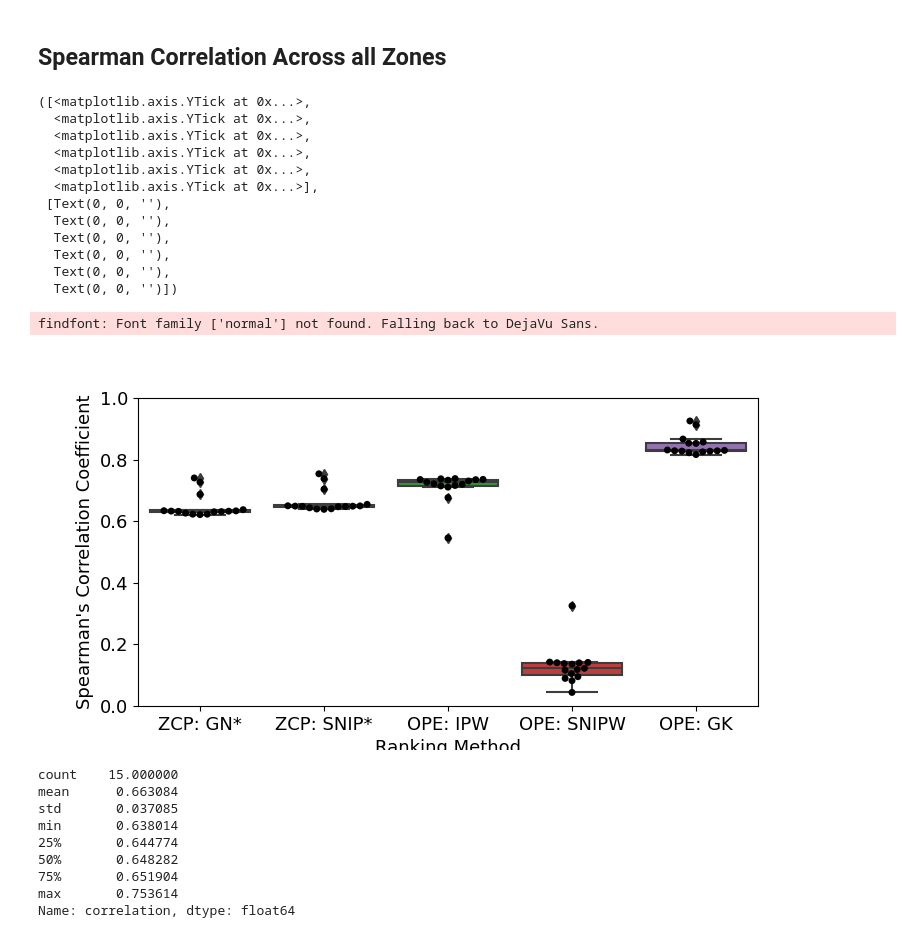
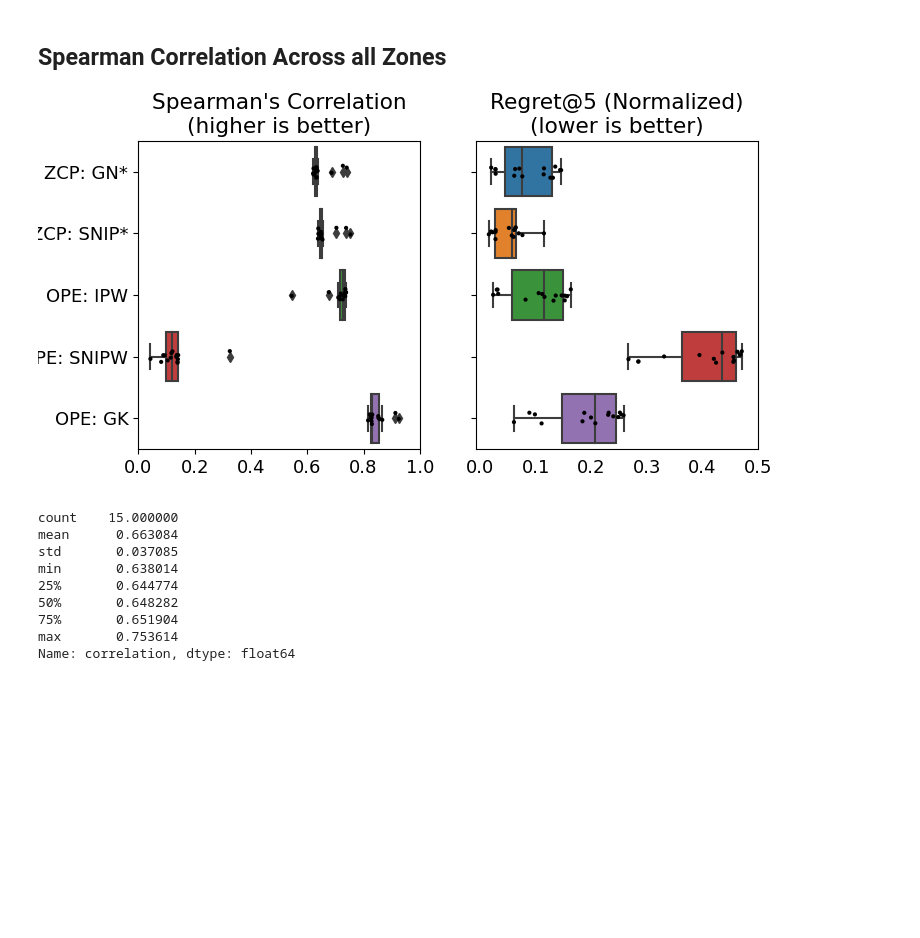
Before and after one commit to sustainable-computing/building-MARL, a Jupyter notebook: studies/PolicyRankingPlots.ipynb, the cells around one changed output. Saved outputs shown, nothing was run; the diff lists cells and outputs as text; code cells hidden in the pictures; blank space fills up the shorter version.

```diff
--- a/studies/PolicyRankingPlots.ipynb
+++ b/studies/PolicyRankingPlots.ipynb
@@ -177,32 +177,36 @@ font = {'family' : 'normal',
         'weight' : 'normal',
         'size'   : 13}
 plt.rc("font", **font)
+# %%
+import pickle
+with open("data/regret_plot_data_29_09_2022.pkl", "rb") as f:
+    regret_df = pickle.load(f)
 # %%
 plt.figure(figsize=(8, 4))
-
-# plt.title("Spearman's Rank Correlation")
-sns.boxplot(x="method", y="correlation", data=boxplot_df)
-sns.swarmplot(x="method", y="correlation", data=boxplot_df, color="black")
-plt.xlabel("Ranking Method")
-plt.ylabel("Spearman's Correlation Coefficient")
+plt.tight_layout()
+plt.subplot(1, 2, 1)
+plt.title("Spearman's Correlation\n(higher is better)")
+sns.boxplot(y="method", x="correlation", data=boxplot_df)
+sns.stripplot(y="method", x="correlation", data=boxplot_df, color="black", s=3)
+plt.ylabel("Ranking Method")
+plt.xlabel("")
 # plt.xticks(rotation=45)
-plt.yticks(np.arange(0.0, 1.1, step=0.2))
-# plt.savefig("plots/spearman_corr_boxplot_26_09_2022.pdf", dpi=300, bbox_inches="tight")
+plt.xticks(np.arange(0.0, 1.1, step=0.2))
+plt.subplot(1, 2, 2)
+K = 5
+b2 = sns.boxplot(y="method", x="regret_at_k", data=regret_df)
+b2 = sns.stripplot(y="method", x="regret_at_k", data=regret_df, color="black", s=3)
+b2.set(yticklabels=[])
+b2.set(ylabel=None)
+b2.tick_params(bottom=False)
+plt.title(f"Regret@{K} (Normalized)\n(lower is better)")
+plt.xlabel("")
+# plt.xticks(rotation=45)
+# plt.axes().get_yaxis().set_visible(False)
+plt.xticks(np.arange(0, 0.6, step=0.1))
+plt.savefig("plots/both_metrics_boxplot_29_09_2022.pdf", dpi=300, bbox_inches="tight")
 # %% [output]
-([<matplotlib.axis.YTick at 0x...>,
-  <matplotlib.axis.YTick at 0x...>,
-  <matplotlib.axis.YTick at 0x...>,
-  <matplotlib.axis.YTick at 0x...>,
-  <matplotlib.axis.YTick at 0x...>,
-  <matplotlib.axis.YTick at 0x...>],
- [Text(0, 0, ''),
-  Text(0, 0, ''),
-  Text(0, 0, ''),
-  Text(0, 0, ''),
-  Text(0, 0, ''),
-  Text(0, 0, '')])
-findfont: Font family ['normal'] not found. Falling back to DejaVu Sans.
-[figure, old version]
+[figure, new version]
 # %%
 boxplot_df[boxplot_df["method"] == "ZCP: SNIP*"]["correlation"].describe()
 # %% [output]
```
Also changed, not shown: 10 other files.
